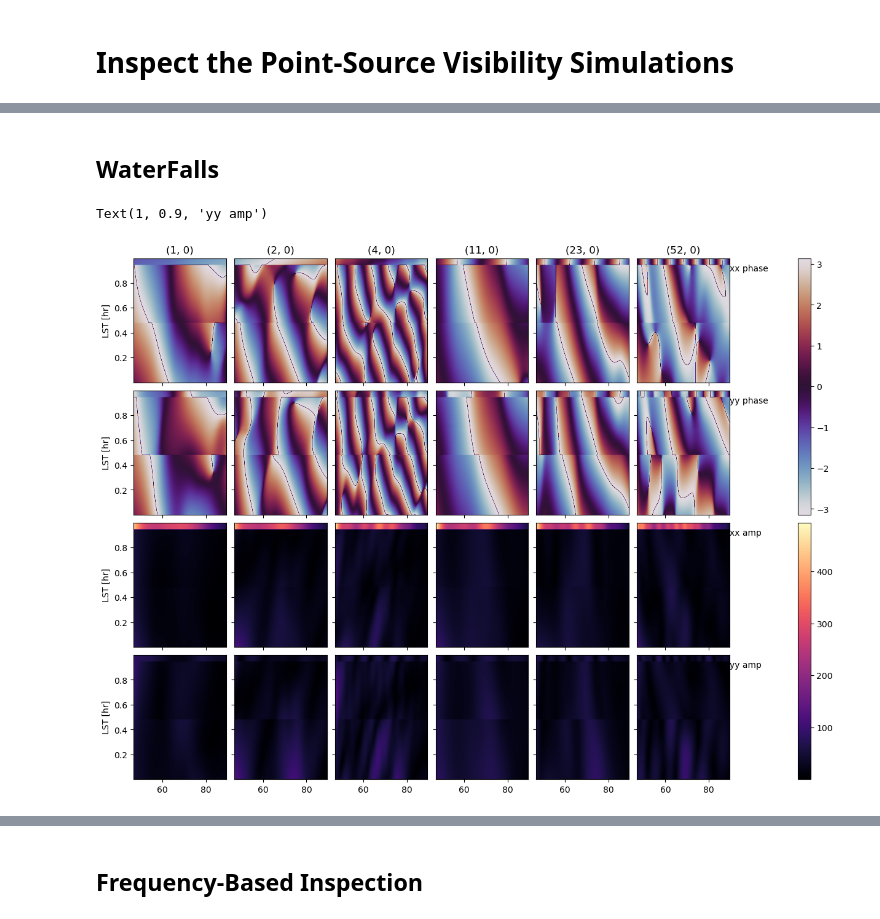
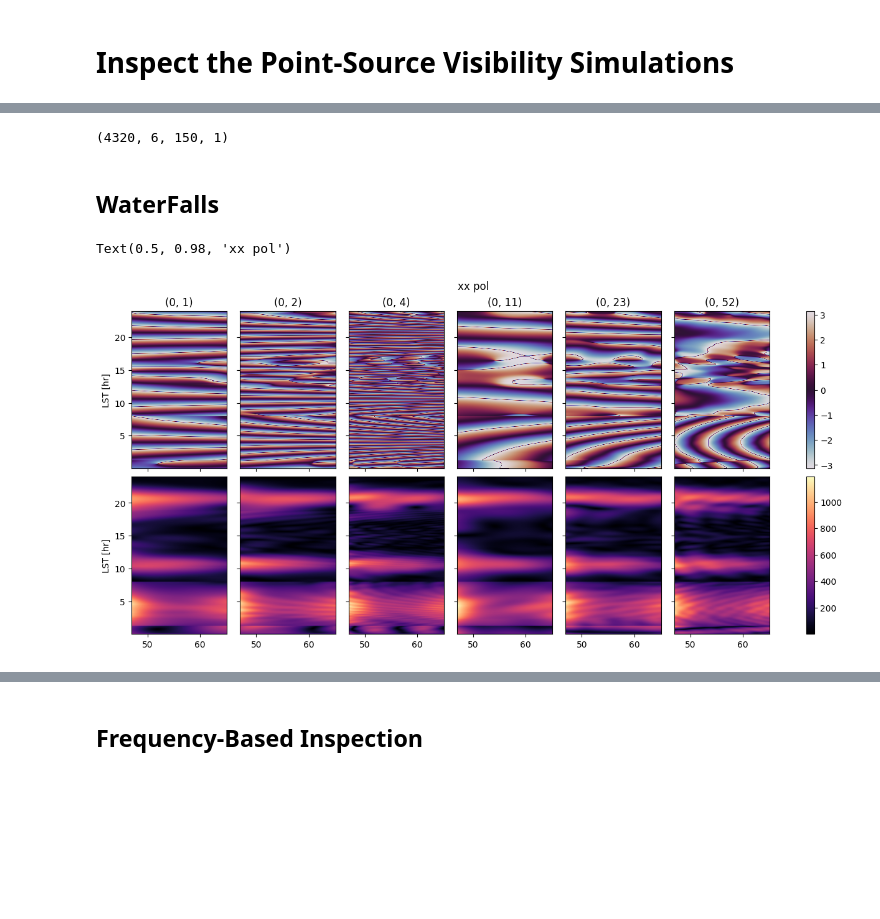
Before and after one commit to RajorshiSChandra/validation-sim, a Jupyter notebook: notebooks/inspect-ptsrc.ipynb, the cells around one changed output, grey strips where cells are left out. Drawn from its saved outputs; the diff is of its cells as text; code cells hidden in the pictures; blank space fills up the shorter version.

```diff
--- a/notebooks/inspect-ptsrc.ipynb
+++ b/notebooks/inspect-ptsrc.ipynb
@@ -22,3 +19,5 @@ ptsrc_files = sorted((utils.OUTDIR / utils.VIS_DIRFMT.format(sky_model='ptsrc256
+# %%
+ptsrc_files = sorted(pth.glob("*.uvh5"))
 # %%
 len(ptsrc_files)
 # %% [output]
@@ -26,2 +25,4 @@ len(ptsrc_files)
+# %%
+freq_chunks = [(0, 150), (500, 650)]
 # %%
 meta = FastUVH5Meta(ptsrc_files[0])
@@ -36,4 +43,4 @@ antpairs = [
 ]
 # %%
-blidx = [meta.antpairs.index(p) for p in antpairs]
+blidx = [meta.antpairs.index(p) if p in meta.antpairs else meta.antpairs.index(p[::-1]) for p in antpairs]
 # %%
@@ -59,26 +85,34 @@ freqs = np.array(freqs)
+# %%
+all_data[0].shape
+# %% [output]
+(4320, 6, 150, 1)
 # %% [markdown]
 ## WaterFalls
 # %%
-fig, ax = plt.subplots(4, len(blidx), constrained_layout=True, figsize=(12, 9), sharex=True, sharey=True)
+def plot_multibl_waterfall(freqs, all_data, pols=(0, 1)):
+    fig, ax = plt.subplots(len(pols)*2, len(blidx), constrained_layout=True, figsize=(12, len(pols)*2*3), sharex=True, sharey=True, gridspec_kw={"hspace": 0, 'wspace': 0})
 
-extent = (freqs[0]/1e6, freqs[-1]/1e6, meta.lsts[0]*12/np.pi, meta.lsts[-1]*12/np.pi)
-amp_clim = (np.min(np.abs(all_data)), np.max(np.abs(all_data)))
-for j, bl in enumerate(antpairs):
-    ax[0, j].set_title(bl)
-    for pol in (0, 1):
-        phs_img = ax[pol,j].imshow(np.angle(all_data[:, :, j, pol].T), cmap='twilight', aspect='auto', extent=extent, clim=(-np.pi, np.pi))
-        amp_img = ax[pol+2, j].imshow(np.abs(all_data[:, :, j, pol].T), cmap='magma', aspect='auto', extent=extent, clim=amp_clim)
+    extent = (freqs[0]/1e6, freqs[-1]/1e6, meta.lsts[0]*12/np.pi, meta.lsts[meta.Ntimes-1]*12/np.pi)
+    amp_clim = (np.min(np.abs(all_data)), np.max(np.abs(all_data)))
+    for j, bl in enumerate(antpairs):
+        ax[0, j].set_title(bl)
+        for ipol, pol in enumerate(pols):
+            phs_img = ax[ipol,j].imshow(np.angle(all_data[:, j, :, pol]), cmap='twilight', aspect='auto', extent=extent, clim=(-np.pi, np.pi))
+            amp_img = ax[ipol+len(pols), j].imshow(np.abs(all_data[:, j, :, pol]), cmap='magma', aspect='auto', extent=extent, clim=amp_clim)
 
-for i in range(4):
-    ax[i,0].set_ylabel("LST [hr]")
+    for i in range(len(pols)*2):
+        ax[i,0].set_ylabel("LST [hr]")
 
-fig.colorbar(phs_img, ax=ax[:2])
-fig.colorbar(amp_img, ax=ax[2:])
+    fig.colorbar(phs_img, ax=ax[:len(pols)])
+    fig.colorbar(amp_img, ax=ax[len(pols):])
 
-ax[0, -1].text(1, 0.9,"xx phase",  transform=ax[0, -1].transAxes )
-ax[1, -1].text(1, 0.9,"yy phase", transform=ax[1, -1].transAxes)
-ax[2, -1].text(1, 0.9,"xx amp",transform=ax[2, -1].transAxes)
-ax[3, -1].text(1, 0.9,"yy amp",transform=ax[3, -1].transAxes)
+    # ax[0, -1].text(1, 0.9,"xx phase",  transform=ax[0, -1].transAxes )
+    # ax[1, -1].text(1, 0.9,"yy phase", transform=ax[1, -1].transAxes)
+    # ax[2, -1].text(1, 0.9,"xx amp",transform=ax[2, -1].transAxes)
+    # ax[3, -1].text(1, 0.9,"yy amp",transform=ax[3, -1].transAxes)
-# %% [output]
-Text(1, 0.9, 'yy amp')
-[figure, removed]
+# %%
+plot_multibl_waterfall(freqs[0], all_data[0], pols=(0,))
+plt.suptitle("xx pol")
+# %% [output]
+Text(0.5, 0.98, 'xx pol')
+[figure, added]
```
Also changed, not shown: parts of 53 cells of this notebook, 33 other files.
